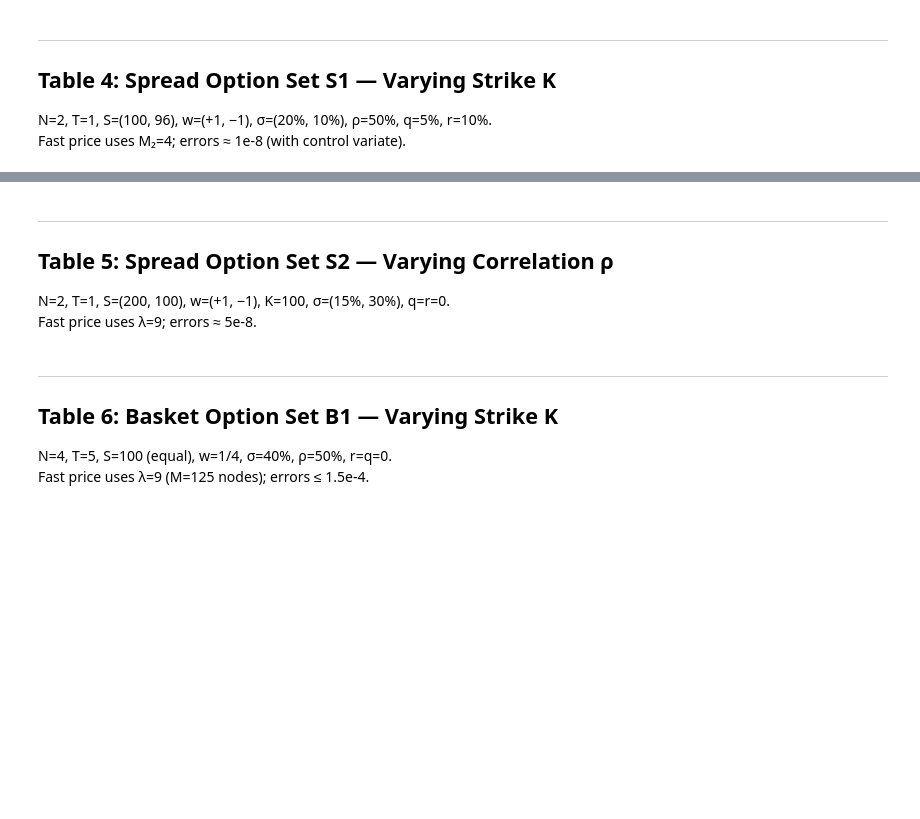
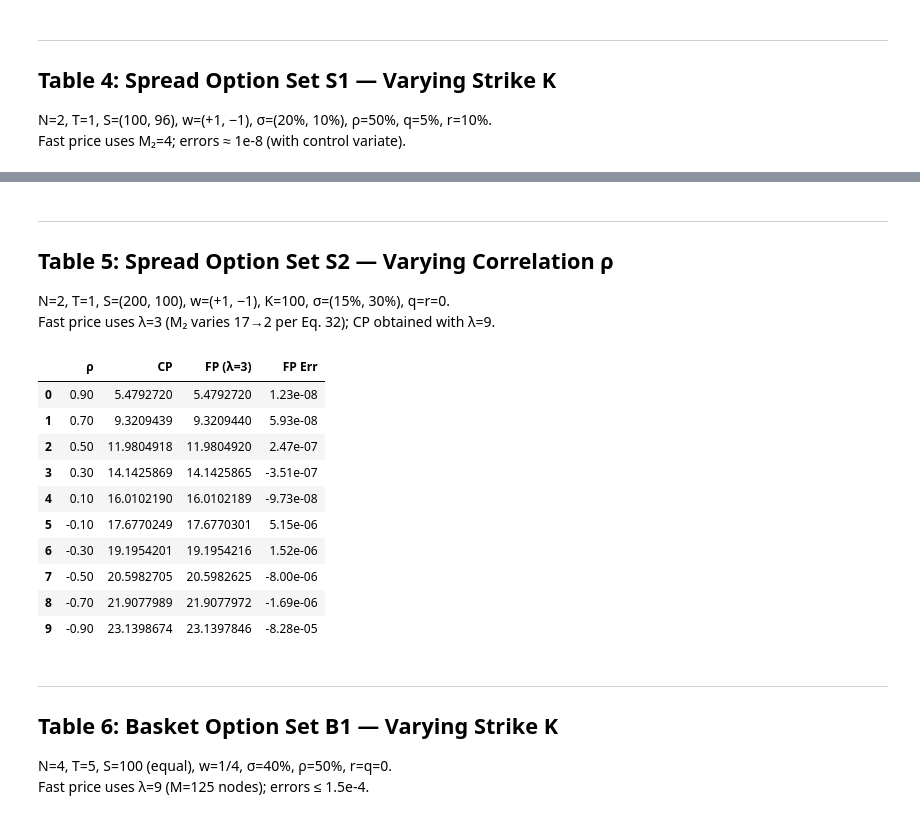
Before and after one commit to PyFE/PyfengForPapers, a Jupyter notebook: ipynb/Choi2018-JFM-SumBSM.ipynb, the cells around one changed output, grey strips where cells are left out. Saved outputs shown, nothing was run; the diff lists cells and outputs as text; code cells hidden in the pictures; blank space fills up the shorter version.

```diff
--- a/ipynb/Choi2018-JFM-SumBSM.ipynb
+++ b/ipynb/Choi2018-JFM-SumBSM.ipynb
@@ -69,28 +82,40 @@ df4.style.format({'K': '{:.1f}', 'CP': '{:.7f}', 'FP (M₂=4)': '{:.7f}', 'FP Er
 ---
 ## Table 5: Spread Option Set S2 — Varying Correlation ρ
 N=2, T=1, S=(200, 100), w=(+1, −1), K=100, σ=(15%, 30%), q=r=0.
-Fast price uses λ=9; errors ≈ 5e-8.
+Fast price uses λ=3 (M₂ varies 17→2 per Eq. 32); CP obtained with λ=9.
 # %%
 sigma_S2 = np.array([0.15, 0.30])
 spot_S2  = np.array([200.0, 100.0])
 w_S2     = np.array([1.0, -1.0])
 texp_S2, strike_S2 = 1.0, 100.0
 
 rhos_S2 = [0.90, 0.70, 0.50, 0.30, 0.10, -0.10, -0.30, -0.50, -0.70, -0.90]
 
-# CP from paper (Table 5)
+# CP from paper (Table 5), obtained with λ=9
 cp5 = np.array([5.4792720, 9.3209439, 11.9804918, 14.1425869, 16.0102190,
                 17.6770249, 19.1954201, 20.5982705, 21.9077989, 23.1398674])
 
 fp5 = []
 for rho in rhos_S2:
     m = pf.BsmBasketChoi2018(sigma_S2, rho=rho, weight=w_S2)
-    m.set_num_params(lam=9)
+    m.set_num_params(lam=3)   # fast: λ=3 (M₂ varies 17→2)
     fp5.append(m.price(strike_S2, spot_S2, texp_S2))
 fp5 = np.array(fp5)
 
-df5 = pd.DataFrame({'ρ': rhos_S2, 'CP': cp5, 'FP (λ=9)': fp5, 'FP Err': fp5 - cp5})
-df5.style.format({'ρ': '{:.2f}', 'CP': '{:.7f}', 'FP (λ=9)': '{:.7f}', 'FP Err': '{:.2e}'})
+df5 = pd.DataFrame({'ρ': rhos_S2, 'CP': cp5, 'FP (λ=3)': fp5, 'FP Err': fp5 - cp5})
+df5.style.format({'ρ': '{:.2f}', 'CP': '{:.7f}', 'FP (λ=3)': '{:.7f}', 'FP Err': '{:.2e}'})
+# %% [output]
+|  | ρ | CP | FP (λ=3) | FP Err |
+| 0 | 0.90 | 5.4792720 | 5.4792720 | 1.23e-08 |
+| 1 | 0.70 | 9.3209439 | 9.3209440 | 5.93e-08 |
+| 2 | 0.50 | 11.9804918 | 11.9804920 | 2.47e-07 |
+| 3 | 0.30 | 14.1425869 | 14.1425865 | -3.51e-07 |
+| 4 | 0.10 | 16.0102190 | 16.0102189 | -9.73e-08 |
+| 5 | -0.10 | 17.6770249 | 17.6770301 | 5.15e-06 |
+| 6 | -0.30 | 19.1954201 | 19.1954216 | 1.52e-06 |
+| 7 | -0.50 | 20.5982705 | 20.5982625 | -8.00e-06 |
+| 8 | -0.70 | 21.9077989 | 21.9077972 | -1.69e-06 |
+| 9 | -0.90 | 23.1398674 | 23.1397846 | -8.28e-05 |
 # %% [markdown]
 ---
 ## Table 6: Basket Option Set B1 — Varying Strike K
```
Also changed, not shown: parts of 6 cells of this notebook.
